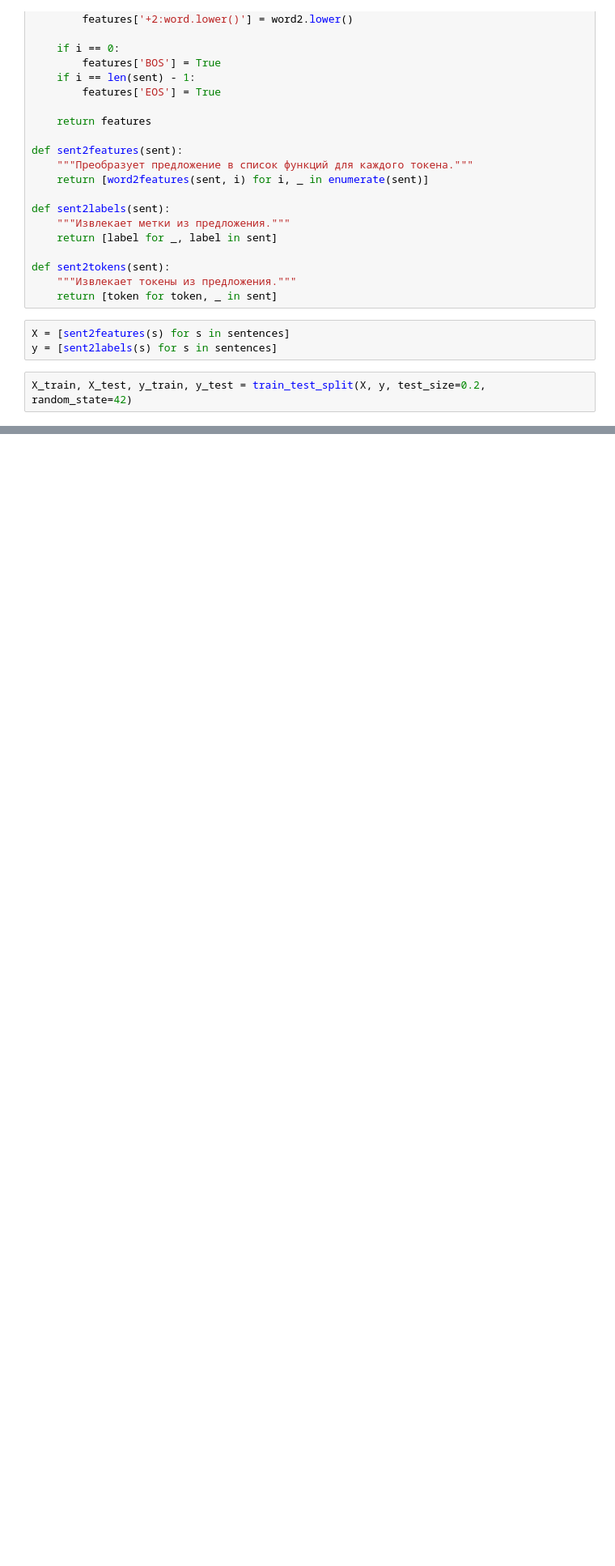
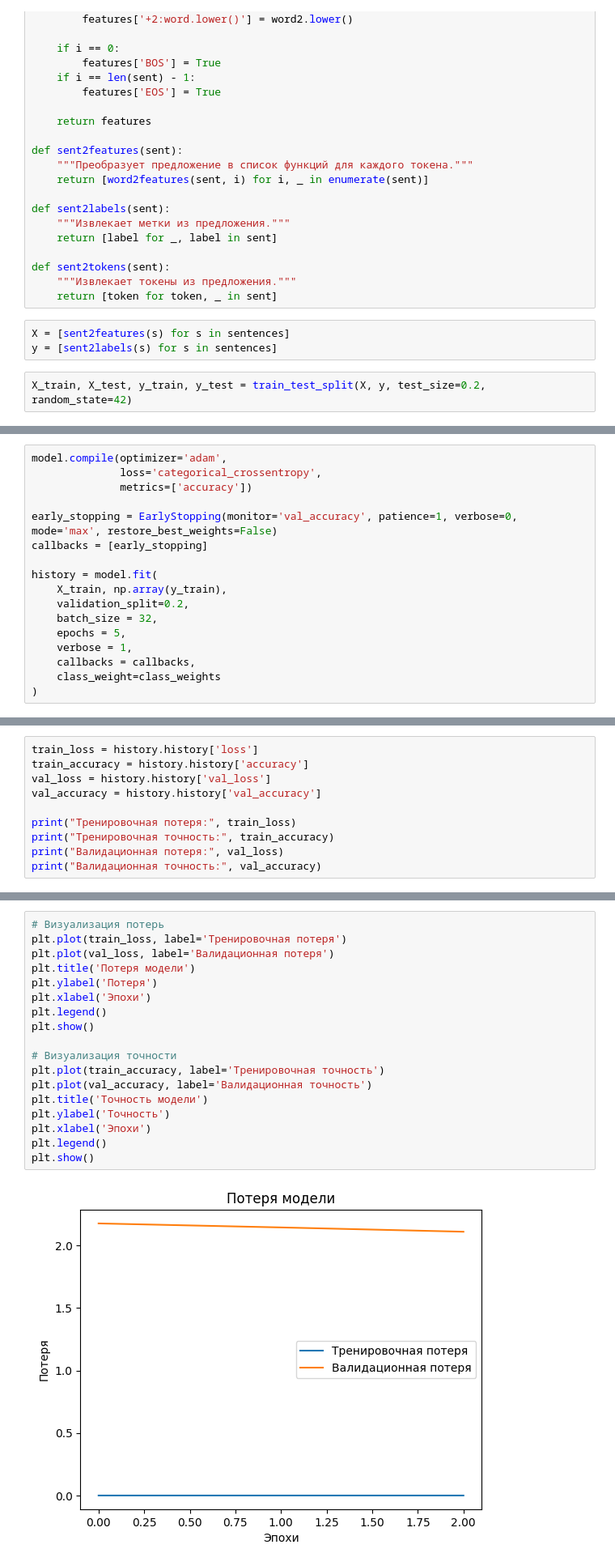
Before and after one commit to ElenaRodionova/NER, a Jupyter notebook: NER.ipynb, the cells around one changed output, grey strips where cells are left out. Shown at 81% size. Cells and saved outputs as stored; diff of their text form; blank space fills up the shorter version.

```diff
--- a/NER.ipynb
+++ b/NER.ipynb
@@ -568,0 +723,17 @@ weighted avg       0.67      0.78      0.72       585
+# %%
+model.compile(optimizer='adam',
+              loss='categorical_crossentropy',
+              metrics=['accuracy'])
+
+early_stopping = EarlyStopping(monitor='val_accuracy', patience=1, verbose=0, mode='max', restore_best_weights=False)
+callbacks = [early_stopping]
+
+history = model.fit(
+    X_train, np.array(y_train),
+    validation_split=0.2,
+    batch_size = 32,
+    epochs = 5,
+    verbose = 1,
+    callbacks = callbacks,
+    class_weight=class_weights
+)
@@ -568,0 +747,10 @@ weighted avg       0.67      0.78      0.72       585
+# %%
+train_loss = history.history['loss']
+train_accuracy = history.history['accuracy']
+val_loss = history.history['val_loss']
+val_accuracy = history.history['val_accuracy']
+
+print("Тренировочная потеря:", train_loss)
+print("Тренировочная точность:", train_accuracy)
+print("Валидационная потеря:", val_loss)
+print("Валидационная точность:", val_accuracy)
@@ -568,0 +762,20 @@ weighted avg       0.67      0.78      0.72       585
+# %%
+# Визуализация потерь
+plt.plot(train_loss, label='Тренировочная потеря')
+plt.plot(val_loss, label='Валидационная потеря')
+plt.title('Потеря модели')
+plt.ylabel('Потеря')
+plt.xlabel('Эпохи')
+plt.legend()
+plt.show()
+
+# Визуализация точности
+plt.plot(train_accuracy, label='Тренировочная точность')
+plt.plot(val_accuracy, label='Валидационная точность')
+plt.title('Точность модели')
+plt.ylabel('Точность')
+plt.xlabel('Эпохи')
+plt.legend()
+plt.show()
+# %% [output]
+[figure, added]
```
Also changed, not shown: parts of 34 cells of this notebook.
